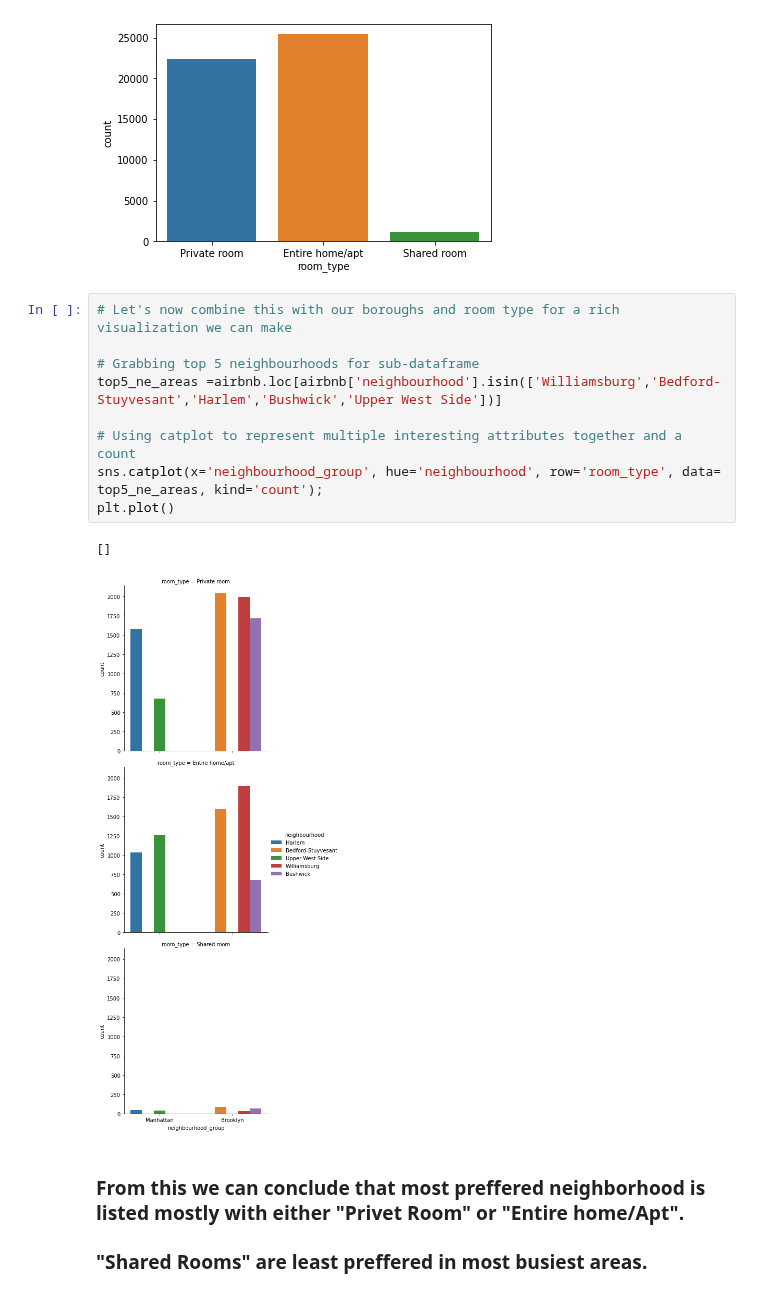
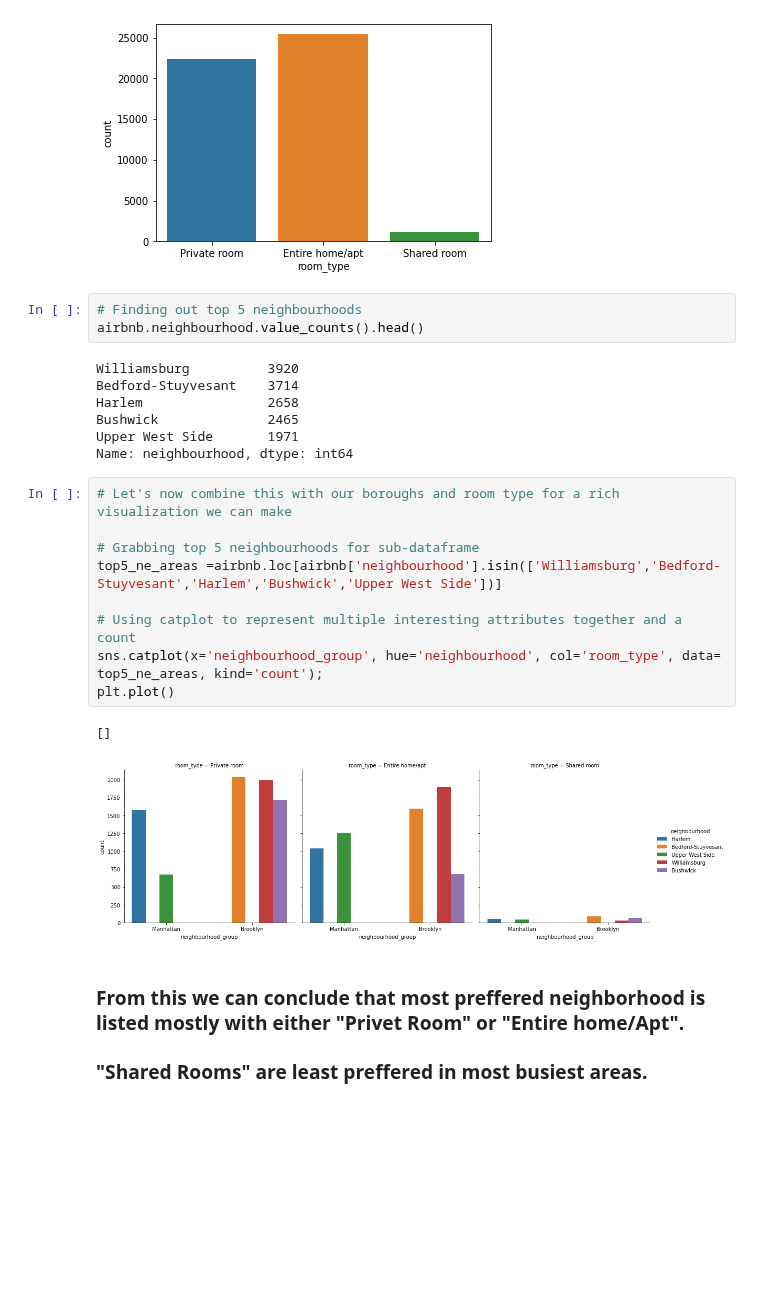
Before and after one commit to SaurabhAradwad/EDA-Airbnb-NYC-, a Jupyter notebook: Airbnb_Bookings_Analysis_Capstone_Project.ipynb, the cells around one changed output. Drawn from its saved outputs; the diff is of its cells as text; blank space fills up the shorter version.

```diff
--- a/Airbnb_Bookings_Analysis_Capstone_Project.ipynb
+++ b/Airbnb_Bookings_Analysis_Capstone_Project.ipynb
@@ -283,18 +267,28 @@ array(['Private room', 'Entire home/apt', 'Shared room'], dtype=object)
 sns.countplot(airbnb.room_type);
 # %% [output]
 [figure]
+# %%
+# Finding out top 5 neighbourhoods
+airbnb.neighbourhood.value_counts().head()
+# %% [output]
+Williamsburg          3920
+Bedford-Stuyvesant    3714
+Harlem                2658
+Bushwick              2465
+Upper West Side       1971
+Name: neighbourhood, dtype: int64
 # %%
 # Let's now combine this with our boroughs and room type for a rich visualization we can make
 
 # Grabbing top 5 neighbourhoods for sub-dataframe
 top5_ne_areas =airbnb.loc[airbnb['neighbourhood'].isin(['Williamsburg','Bedford-Stuyvesant','Harlem','Bushwick','Upper West Side'])]
 
 # Using catplot to represent multiple interesting attributes together and a count
-sns.catplot(x='neighbourhood_group', hue='neighbourhood', row='room_type', data= top5_ne_areas, kind='count');
+sns.catplot(x='neighbourhood_group', hue='neighbourhood', col='room_type', data= top5_ne_areas, kind='count');
 plt.plot()
 # %% [output]
 []
-[figure, old version]
+[figure, new version]
 # %% [markdown]
 ### From this we can conclude that most preffered neighborhood is listed mostly with either "Privet Room" or "Entire home/Apt".
 
```
Also changed, not shown: parts of 5 cells of this notebook.
